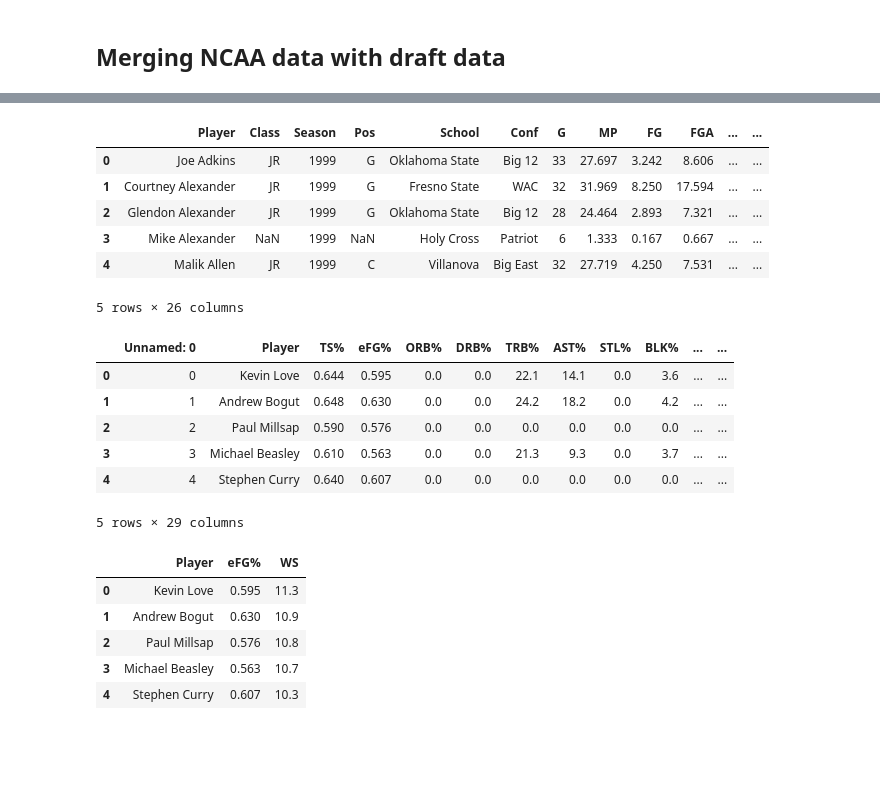
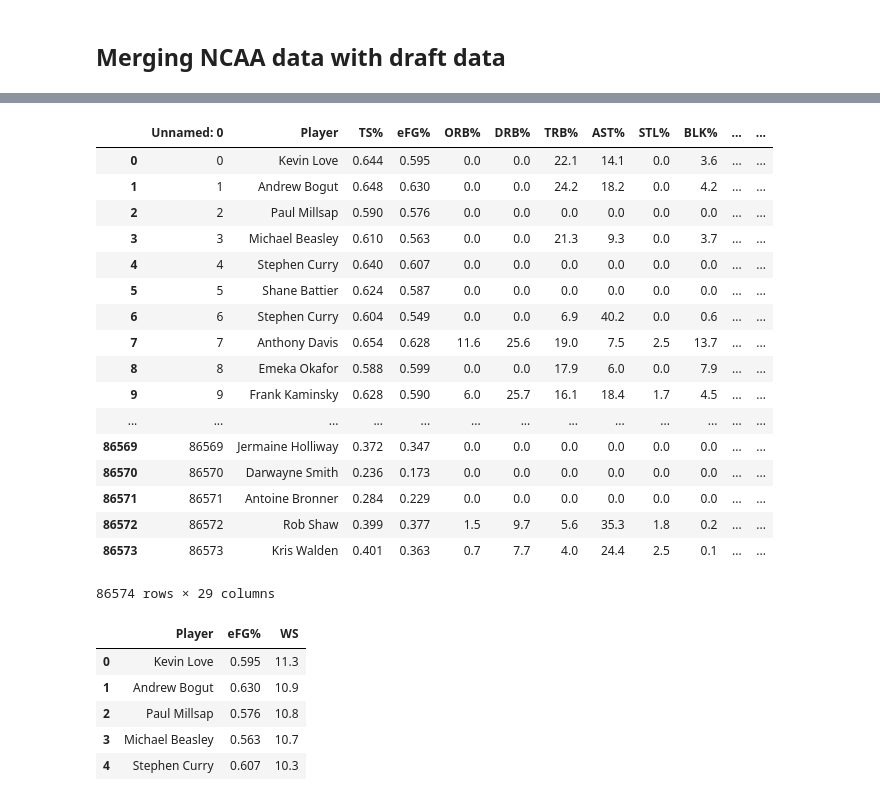
Before and after one commit to andrewfrilot/NBA_Scout, a Jupyter notebook: iPython_Notebooks/Merge.ipynb, the cells around one changed output, grey strips where cells are left out. Saved outputs shown, nothing was run; the diff lists cells and outputs as text; code cells hidden in the pictures; blank space fills up the shorter version.

```diff
--- a/iPython_Notebooks/Merge.ipynb
+++ b/iPython_Notebooks/Merge.ipynb
@@ -223,27 +214,30 @@ draft_data
 # %%
 ncaa = pd.read_csv("NCAA_clean_Final.csv")
 
-ncaa.head()
+ncaa = ncaa.sort_values("Season").drop_duplicates(subset="Player", keep = "last")
-# %% [output]
-|  | Player | Class | Season | Pos | School | Conf | G | MP | FG | FGA | ... | ... |
-| 0 | Joe Adkins | JR | 1999 | G | Oklahoma State | Big 12 | 33 | 27.697 | 3.242 | 8.606 | ... | ... |
-| 1 | Courtney Alexander | JR | 1999 | G | Fresno State | WAC | 32 | 31.969 | 8.250 | 17.594 | ... | ... |
-| 2 | Glendon Alexander | JR | 1999 | G | Oklahoma State | Big 12 | 28 | 24.464 | 2.893 | 7.321 | ... | ... |
-| 3 | Mike Alexander | NaN | 1999 | NaN | Holy Cross | Patriot | 6 | 1.333 | 0.167 | 0.667 | ... | ... |
-| 4 | Malik Allen | JR | 1999 | C | Villanova | Big East | 32 | 27.719 | 4.250 | 7.531 | ... | ... |
-5 rows × 26 columns
 # %%
 #read in second dataset for NCAA clean
 ncaa_2 = pd.read_csv("NCAA_clean2.csv")
-ncaa_2.head()
+ncaa_2
 # %% [output]
 |  | Unnamed: 0 | Player | TS% | eFG% | ORB% | DRB% | TRB% | AST% | STL% | BLK% | ... | ... |
 | 0 | 0 | Kevin Love | 0.644 | 0.595 | 0.0 | 0.0 | 22.1 | 14.1 | 0.0 | 3.6 | ... | ... |
 | 1 | 1 | Andrew Bogut | 0.648 | 0.630 | 0.0 | 0.0 | 24.2 | 18.2 | 0.0 | 4.2 | ... | ... |
 | 2 | 2 | Paul Millsap | 0.590 | 0.576 | 0.0 | 0.0 | 0.0 | 0.0 | 0.0 | 0.0 | ... | ... |
 | 3 | 3 | Michael Beasley | 0.610 | 0.563 | 0.0 | 0.0 | 21.3 | 9.3 | 0.0 | 3.7 | ... | ... |
 | 4 | 4 | Stephen Curry | 0.640 | 0.607 | 0.0 | 0.0 | 0.0 | 0.0 | 0.0 | 0.0 | ... | ... |
+| 5 | 5 | Shane Battier | 0.624 | 0.587 | 0.0 | 0.0 | 0.0 | 0.0 | 0.0 | 0.0 | ... | ... |
+| 6 | 6 | Stephen Curry | 0.604 | 0.549 | 0.0 | 0.0 | 6.9 | 40.2 | 0.0 | 0.6 | ... | ... |
+| 7 | 7 | Anthony Davis | 0.654 | 0.628 | 11.6 | 25.6 | 19.0 | 7.5 | 2.5 | 13.7 | ... | ... |
+| 8 | 8 | Emeka Okafor | 0.588 | 0.599 | 0.0 | 0.0 | 17.9 | 6.0 | 0.0 | 7.9 | ... | ... |
+| 9 | 9 | Frank Kaminsky | 0.628 | 0.590 | 6.0 | 25.7 | 16.1 | 18.4 | 1.7 | 4.5 | ... | ... |
+| ... | ... | ... | ... | ... | ... | ... | ... | ... | ... | ... | ... | ... |
+| 86569 | 86569 | Jermaine Holliway | 0.372 | 0.347 | 0.0 | 0.0 | 0.0 | 0.0 | 0.0 | 0.0 | ... | ... |
+| 86570 | 86570 | Darwayne Smith | 0.236 | 0.173 | 0.0 | 0.0 | 0.0 | 0.0 | 0.0 | 0.0 | ... | ... |
+| 86571 | 86571 | Antoine Bronner | 0.284 | 0.229 | 0.0 | 0.0 | 0.0 | 0.0 | 0.0 | 0.0 | ... | ... |
+| 86572 | 86572 | Rob Shaw | 0.399 | 0.377 | 1.5 | 9.7 | 5.6 | 35.3 | 1.8 | 0.2 | ... | ... |
+| 86573 | 86573 | Kris Walden | 0.401 | 0.363 | 0.7 | 7.7 | 4.0 | 24.4 | 2.5 | 0.1 | ... | ... |
-5 rows × 29 columns
+86574 rows × 29 columns
 # %%
 cols2 = ["Player", "eFG%", "WS"]
 ncaa_sub = ncaa_2[cols2]
```
Also changed, not shown: parts of 7 cells of this notebook, 1 other file.
